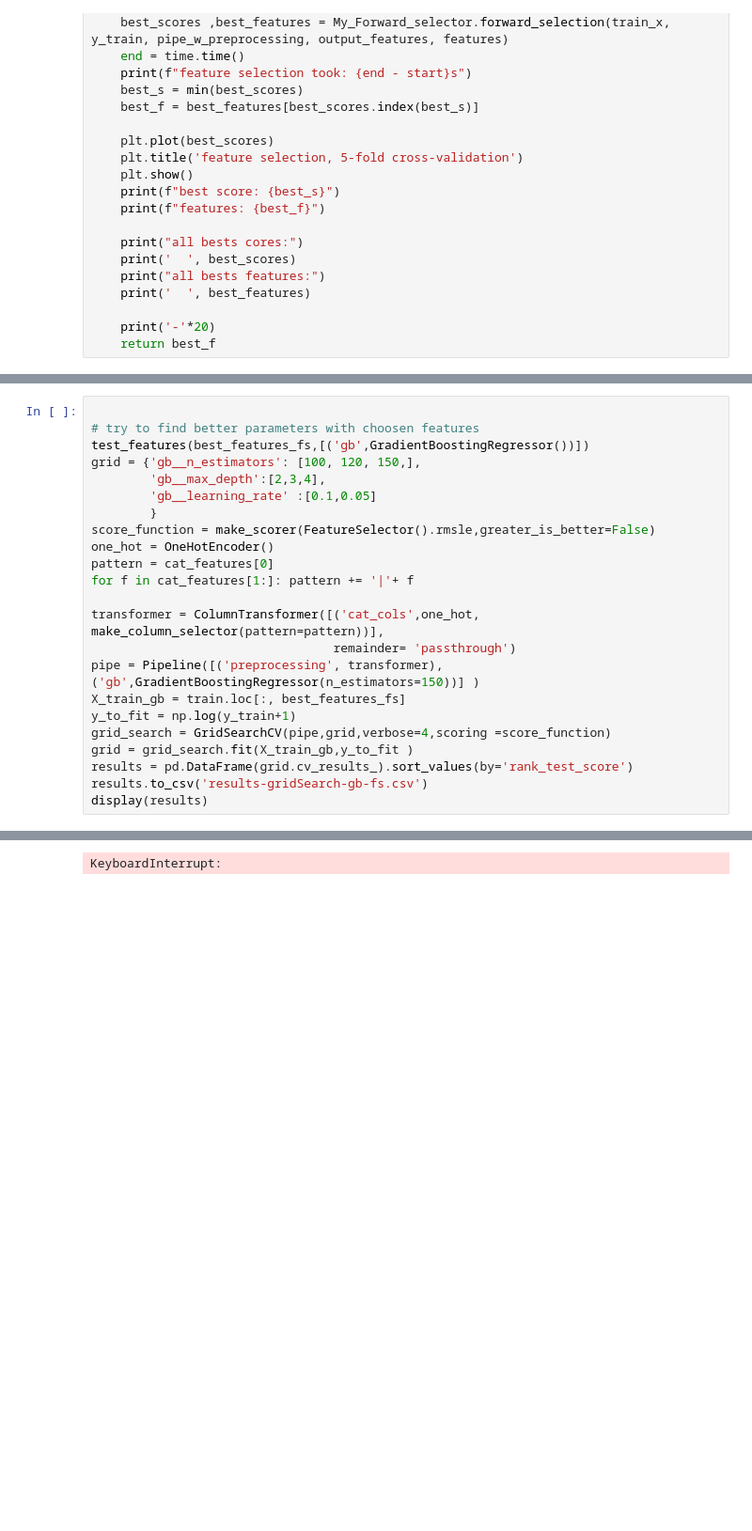
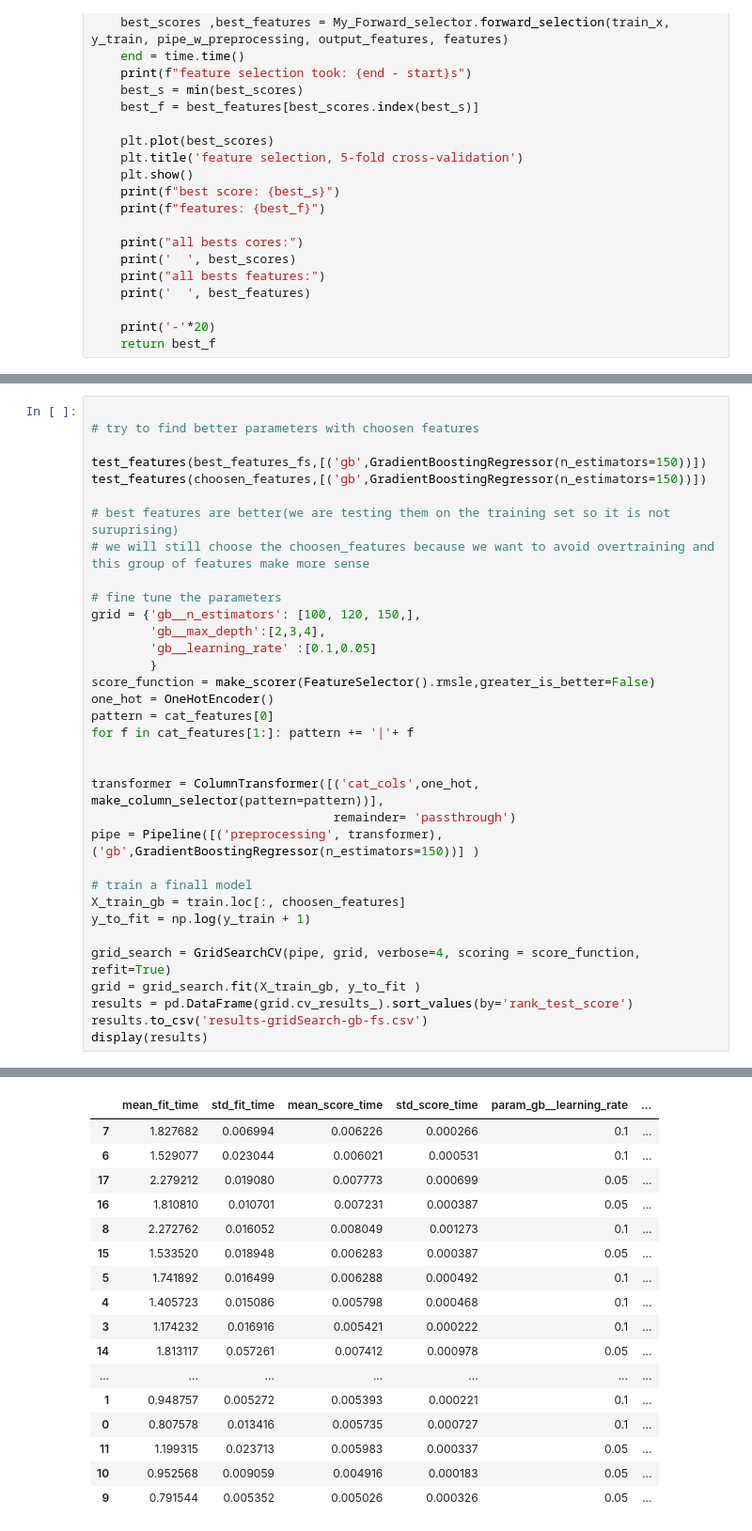
Before and after one commit to riccardocappi/Data-Mining-GroupA, a Jupyter notebook: PhoneUser_Competition/Phone users_py/Feature_analysys.ipynb, the cells around one changed output, grey strips where cells are left out. Shown at 94% size. Saved outputs shown, nothing was run; the diff lists cells and outputs as text; blank space fills up the shorter version.

```diff
--- a/PhoneUser_Competition/Phone users_py/Feature_analysys.ipynb
+++ b/PhoneUser_Competition/Phone users_py/Feature_analysys.ipynb
@@ -544,7 +553,14 @@ def test_features(features, pipe):
 # %%
 
 # try to find better parameters with choosen features
-test_features(best_features_fs,[('gb',GradientBoostingRegressor())])
+
+test_features(best_features_fs,[('gb',GradientBoostingRegressor(n_estimators=150))])
+test_features(choosen_features,[('gb',GradientBoostingRegressor(n_estimators=150))])
+
+# best features are better(we are testing them on the training set so it is not suruprising)
+# we will still choose the choosen_features because we want to avoid overtraining and this group of features make more sense
+
+# fine tune the parameters
 grid = {'gb__n_estimators': [100, 120, 150,],
         'gb__max_depth':[2,3,4],
         'gb__learning_rate' :[0.1,0.05]
@@ -554,13 +570,17 @@ one_hot = OneHotEncoder()
 pattern = cat_features[0]
 for f in cat_features[1:]: pattern += '|'+ f
 
+
 transformer = ColumnTransformer([('cat_cols',one_hot, make_column_selector(pattern=pattern))],
                                  remainder= 'passthrough')
 pipe = Pipeline([('preprocessing', transformer),('gb',GradientBoostingRegressor(n_estimators=150))] )
-X_train_gb = train.loc[:, best_features_fs]
-y_to_fit = np.log(y_train+1)
-grid_search = GridSearchCV(pipe,grid,verbose=4,scoring =score_function)
-grid = grid_search.fit(X_train_gb,y_to_fit )
+
+# train a finall model
+X_train_gb = train.loc[:, choosen_features]
+y_to_fit = np.log(y_train + 1)
+
+grid_search = GridSearchCV(pipe, grid, verbose=4, scoring = score_function, refit=True)
+grid = grid_search.fit(X_train_gb, y_to_fit )
 results = pd.DataFrame(grid.cv_results_).sort_values(by='rank_test_score')
 results.to_csv('results-gridSearch-gb-fs.csv')
 display(results)
@@ -575 +605,17 @@ Fitting 5 folds for each of 18 candidates, totalling 90 fits
-KeyboardInterrupt:
+|  | mean_fit_time | std_fit_time | mean_score_time | std_score_time | param_gb__learning_rate | ... |
+| 7 | 1.827682 | 0.006994 | 0.006226 | 0.000266 | 0.1 | ... |
+| 6 | 1.529077 | 0.023044 | 0.006021 | 0.000531 | 0.1 | ... |
+| 17 | 2.279212 | 0.019080 | 0.007773 | 0.000699 | 0.05 | ... |
+| 16 | 1.810810 | 0.010701 | 0.007231 | 0.000387 | 0.05 | ... |
+| 8 | 2.272762 | 0.016052 | 0.008049 | 0.001273 | 0.1 | ... |
+| 15 | 1.533520 | 0.018948 | 0.006283 | 0.000387 | 0.05 | ... |
+| 5 | 1.741892 | 0.016499 | 0.006288 | 0.000492 | 0.1 | ... |
+| 4 | 1.405723 | 0.015086 | 0.005798 | 0.000468 | 0.1 | ... |
+| 3 | 1.174232 | 0.016916 | 0.005421 | 0.000222 | 0.1 | ... |
+| 14 | 1.813117 | 0.057261 | 0.007412 | 0.000978 | 0.05 | ... |
+| ... | ... | ... | ... | ... | ... | ... |
+| 1 | 0.948757 | 0.005272 | 0.005393 | 0.000221 | 0.1 | ... |
+| 0 | 0.807578 | 0.013416 | 0.005735 | 0.000727 | 0.1 | ... |
+| 11 | 1.199315 | 0.023713 | 0.005983 | 0.000337 | 0.05 | ... |
+| 10 | 0.952568 | 0.009059 | 0.004916 | 0.000183 | 0.05 | ... |
+| 9 | 0.791544 | 0.005352 | 0.005026 | 0.000326 | 0.05 | ... |
```
Also changed, not shown: parts of 8 cells of this notebook.
